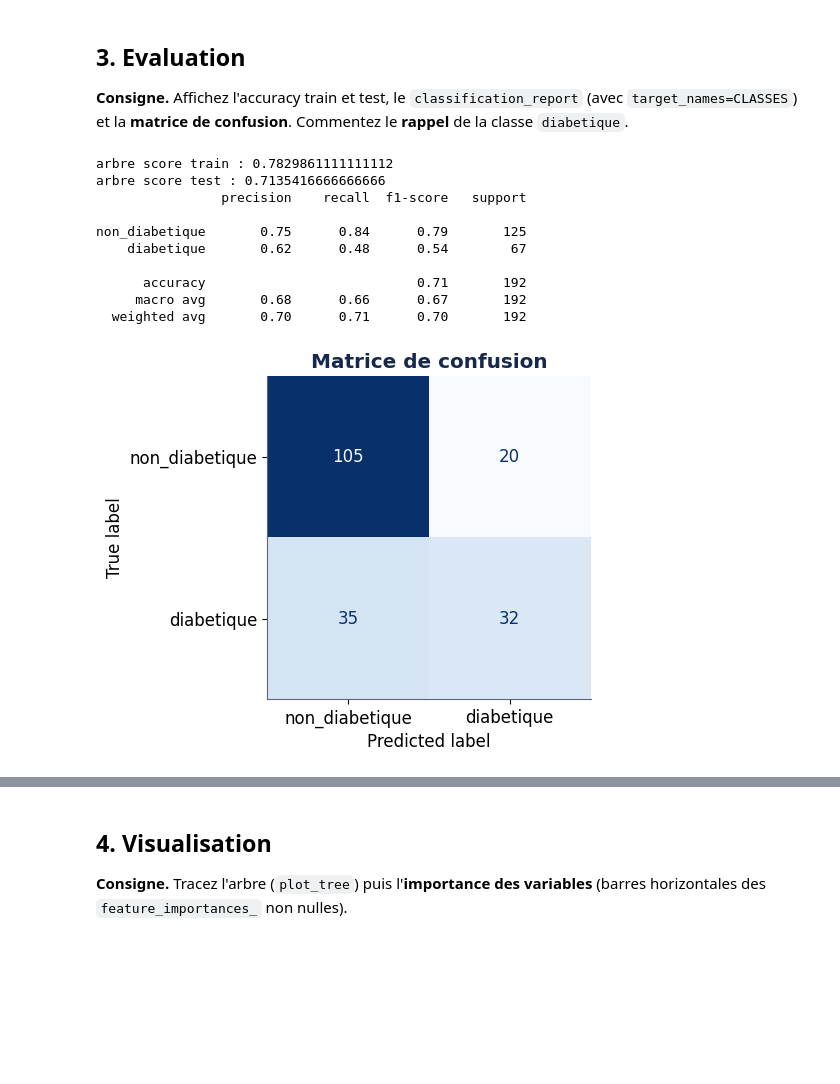
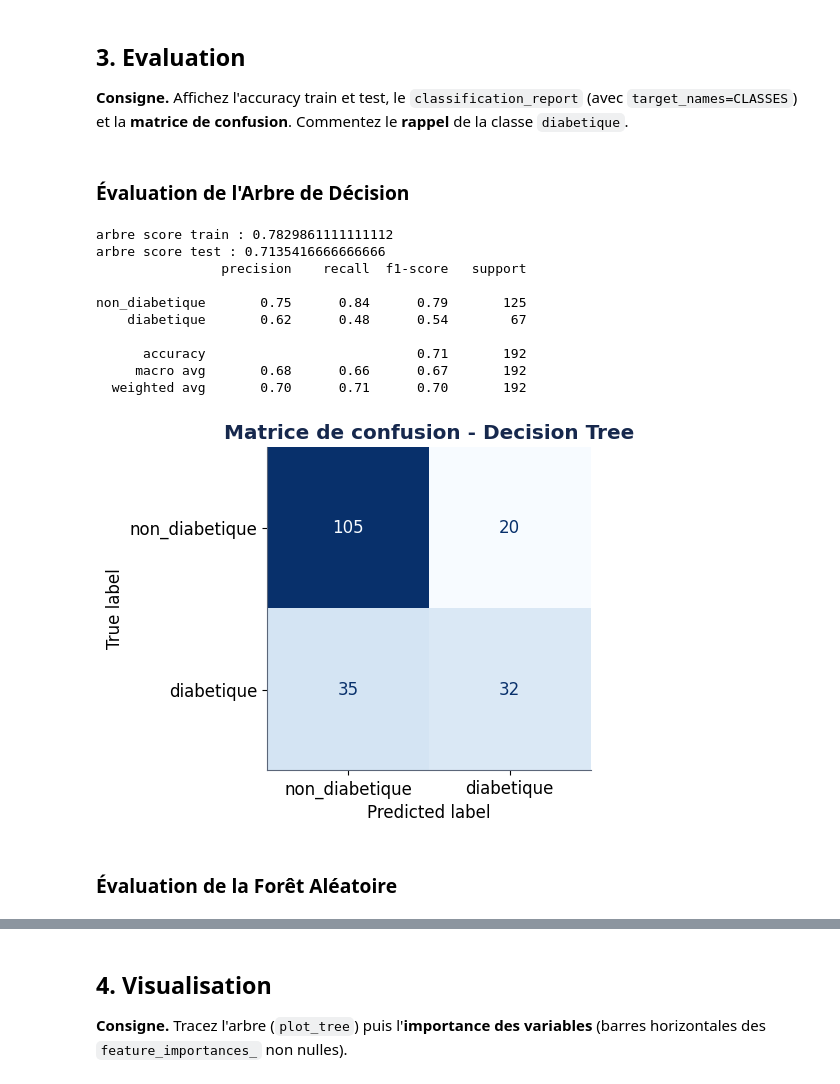
Before and after one commit to baptistecoquet00/ML_3ESGI, a Jupyter notebook: TP/TP2_arbre_decision_TODO.ipynb, the cells around one changed output, grey strips where cells are left out. Cells and saved outputs as stored; diff of their text form; code cells hidden in the pictures; blank space fills up the shorter version.

```diff
--- a/TP/TP2_arbre_decision_TODO.ipynb
+++ b/TP/TP2_arbre_decision_TODO.ipynb
@@ -80,32 +119,36 @@ xgb = XGBClassifier(n_estimators=100,max_depth=4,learning_rate=0.1)
 **Consigne.** Affichez l'accuracy train et test, le `classification_report`
 (avec `target_names=CLASSES`) et la **matrice de confusion**. Commentez le
 **rappel** de la classe `diabetique`.
+# %% [markdown]
+### Évaluation de l'Arbre de Décision
 # %%
 from sklearn.metrics import classification_report, confusion_matrix, ConfusionMatrixDisplay
 
 # TODO : accuracy train / test
 print(f"arbre score train : {arbre.score(X_train,y_train)}")
 print(f"arbre score test : {arbre.score(X_test,y_test)}")
 y_pred = arbre.predict(X_test)
 # TODO : afficher classification_report
 print(classification_report(y_test,y_pred,target_names=CLASSES))
 cm = confusion_matrix(y_test, y_pred)
 fig, ax = plt.subplots(figsize=(5, 4.2))
-ax.set_title("Matrice de confusion")
+ax.set_title("Matrice de confusion - Decision Tree")
 ConfusionMatrixDisplay(cm, display_labels=CLASSES).plot(ax=ax, cmap="Blues", colorbar=False)
 plt.show()
 # %% [output]
 arbre score train : 0.7829861111111112
 arbre score test : 0.7135416666666666
                 precision    recall  f1-score   support
 
 non_diabetique       0.75      0.84      0.79       125
     diabetique       0.62      0.48      0.54        67
 
       accuracy                           0.71       192
      macro avg       0.68      0.66      0.67       192
   weighted avg       0.70      0.71      0.70       192
-[figure, old version]
+[figure, new version]
+# %% [markdown]
+### Évaluation de la Forêt Aléatoire
 # %%
 
 print(f"random score train : {random.score(X_train,y_train)}")
```
Also changed, not shown: parts of 15 cells of this notebook.
